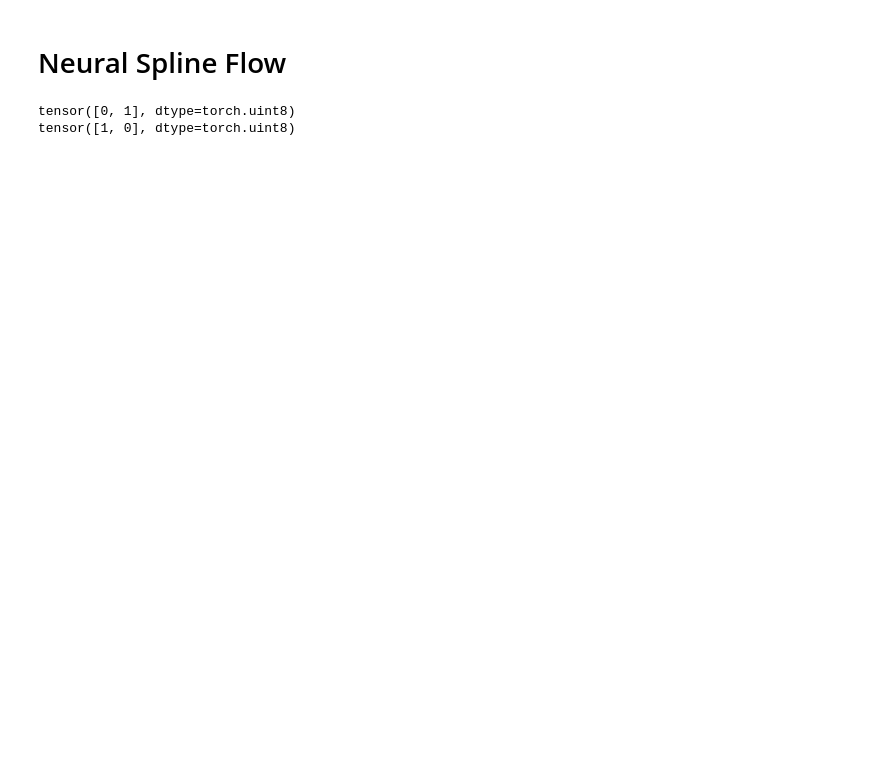
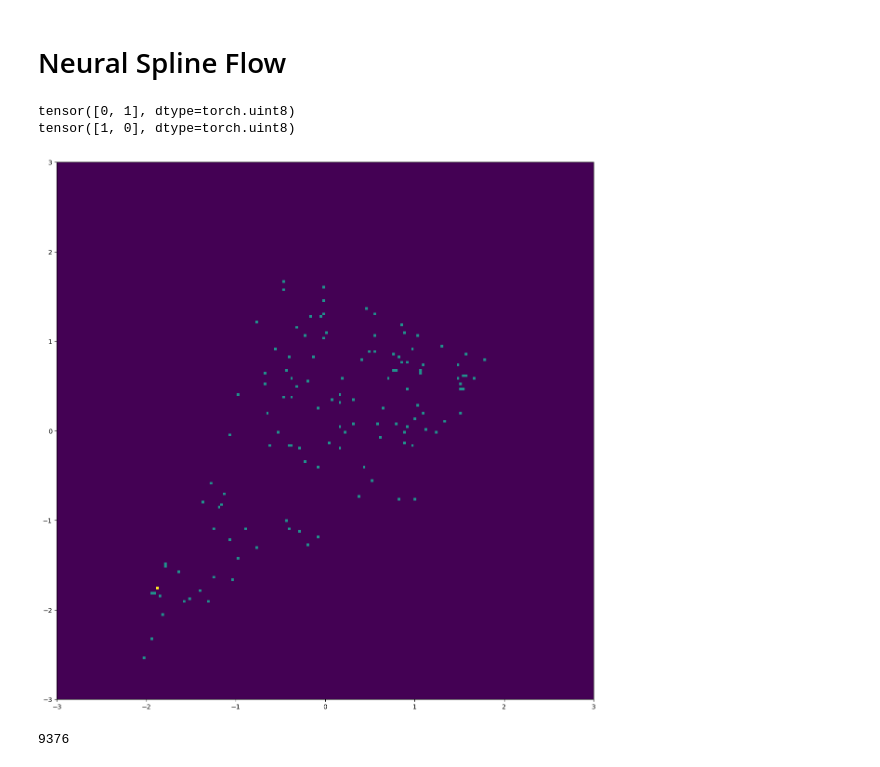
Before and after one commit to fsxbhyy/normalizing-flows, a Jupyter notebook: examples/neural_spline_flow.ipynb, the cells around one changed output. Drawn from its saved outputs; the diff is of its cells as text; code cells hidden in the pictures; blank space fills up the shorter version.

```diff
--- a/examples/neural_spline_flow.ipynb
+++ b/examples/neural_spline_flow.ipynb
@@ -47,6 +51,50 @@ nfm = nfm.to(device)
 # %% [output]
 tensor([0, 1], dtype=torch.uint8)
 tensor([1, 0], dtype=torch.uint8)
+# %%
+K = 4
+torch.manual_seed(0)
+
+latent_size = 2
+b = torch.Tensor([1 if i % 2 == 0 else 0 for i in range(latent_size)])
+flows = []
+for i in range(K):
+    #s = nf.nets.MLP([latent_size, 4 * latent_size, latent_size], init_zeros=True)
+    #t = nf.nets.MLP([latent_size, 4 * latent_size, latent_size], init_zeros=True)
+    s = nf.nets.ResidualNet(2,2,16)
+    t = nf.nets.ResidualNet(2,2,16)
+    if i % 2 == 0:
+        flows += [nf.flows.MaskedAffineFlow(b, t, s)]
+    else:
+        flows += [nf.flows.MaskedAffineFlow(1 - b, t, s)]
+    flows += [nf.flows.ActNorm(latent_size)]
+
+# Set target and q0
+#target = nf.distributions.TwoModes(2, 0.1)
+q0 = nf.distributions.base.Uniform(2, 0.0, 1.0)
+
+# Construct flow model
+nfm = nf.NormalizingFlow(q0=q0, flows=flows, p=target)
+
+# Move model on GPU if available
+enable_cuda = True
+device = torch.device('cuda' if torch.cuda.is_available() and enable_cuda else 'cpu')
+nfm = nfm.to(device)
+nfm = nfm.double()
+
+#Initialize ActNorm
+z, _ = nfm.sample(num_samples=2 ** 7)
+z_np = z.to('cpu').data.numpy()
+plt.figure(figsize=(15, 15))
+plt.hist2d(z_np[:, 0].flatten(), z_np[:, 1].flatten(), (200, 200), range=[[-3, 3], [-3, 3]])
+plt.gca().set_aspect('equal', 'box')
+plt.show()
+# %% [output]
+[figure, added]
+# %%
+print(sum(p.numel() for p in nfm.parameters() if p.requires_grad))
+# %% [output]
+9376
 # %%
 # Plot target distribution
 # x_np, _ = make_moons(2 ** 20, noise=0.1)
```
Also changed, not shown: parts of 5 cells of this notebook, 8 other files.
